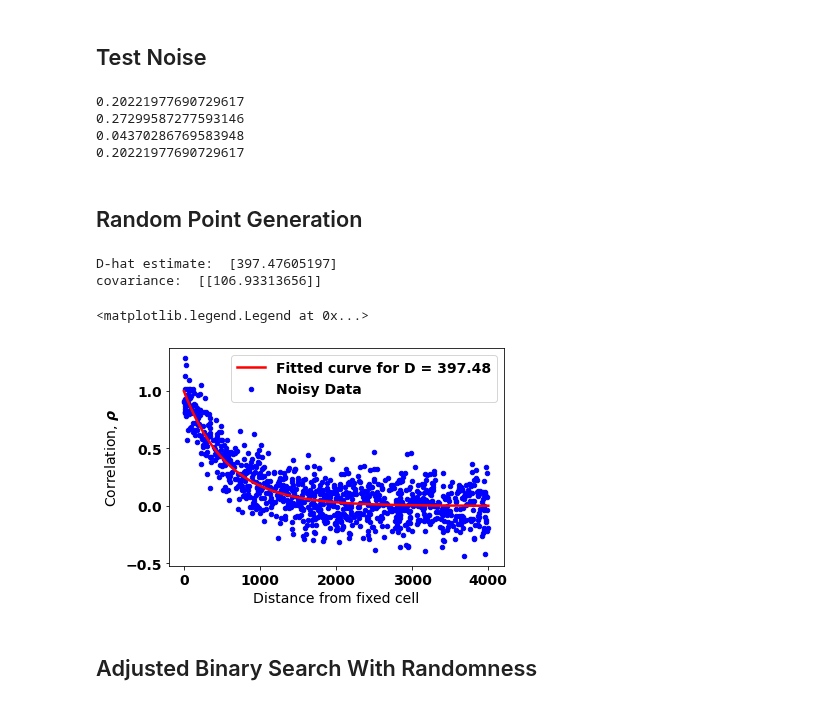
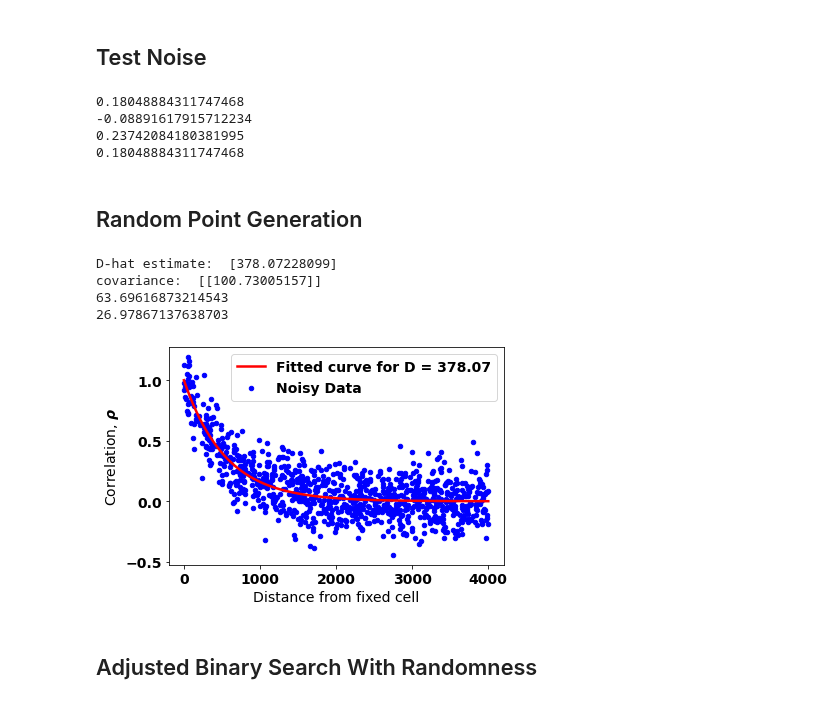
Before and after one commit to mustafa-majid-uu/curvefit_sampling, a Jupyter notebook: ex_ADS.ipynb, the cells around one changed output. Cells and saved outputs as stored; diff of their text form; code cells hidden in the pictures.

```diff
--- a/ex_ADS.ipynb
+++ b/ex_ADS.ipynb
@@ -32,43 +32,36 @@ rp0 = np.random.uniform(100,1000) #sample initial random guess of D-hat for curv
 <h2>Generating Noisy Artificial Data</h2>
 # %%
 #np.#random.seed(8)
-
-dist_array = np.arange(0,4001)
+dictsize = 10
 
 my_dict = {key: 0 for key in range(0, UpperBound+1)} #keep track of how many times a value was accessed; reset before each algorithm run
 
 def getNoise(d):
     d = round(d) #round to the nearest integer
     count = my_dict[d]
-    #print("count",count)
     my_dict[d] += 1 #noise for d value accessed once; increment counter to get different noise
-    if(my_dict[d] == 100):
+    if(my_dict[d] == dictsize):
+
+        print("dict limit reached for value: ",d)
         my_dict[d] = 0 #cycle back to avoid going out of bounds
     return error_arrays[count][d]
 
-
 error_arrays = []
-for i in range(0,100):
-    error_array = np.random.normal(0, e, size=4001)
+for i in range(0,dictsize):
+    rng = Generator(PCG64(seed=i))
+    error_array = rng.normal(loc = 0, scale = e, size = 4001) #normal dist. centred around 0 with st.dev. e
     error_arrays.append(error_array)
 
 
 #function to calculate correlation (rho) for distance to cell, d, and correlation distance, D
 def cordist(d,D):
     rho = 2**(-d/D)
+    return(rho)
 
-    return(rho)
 #generate correlation value using the function above, with corr. distance fixed  (D=400km). Distance to grid cell, d, is the input parameter.
 def generate_value(d,err):
     rho = cordist(d,ValueTRUE) #We know that the true value of D is 400km
-
-
     noisyrho = rho + getNoise(d)  #add random error to rho, taken from a normal distribution with mean = 0 and standard deviation = e
-
-
-    #while(noisyrho > 1 or noisyrho < -1): #if final rho value is out of bounds, reject the sample
-    #    noisyrho = rho + np.random.normal(0.0, err, 1)[0] #resample error and add it to rho
-
     return(noisyrho) #returns the resulting noisy correlation value
 # %% [markdown]
 <h2>Test Noise</h2>
@@ -80,10 +73,10 @@ print(getNoise(300))
 my_dict = {key: 0 for key in range(0, UpperBound+1)}
 print(getNoise(300))
 # %% [output]
-0.20221977690729617
-0.27299587277593146
-0.04370286769583948
-0.20221977690729617
+0.18048884311747468
+-0.08891617915712234
+0.23742084180381995
+0.18048884311747468
 # %% [markdown]
 <h2>Random Point Generation</h2>
 # %%
@@ -92,42 +85,48 @@ print(getNoise(300))
 my_dict = {key: 0 for key in range(0, UpperBound+1)} #keep track of how many times a value was accessed
 #a function that generates n random samples, with distance values of a given range
 def generate_random_samples(n,lower_bound,upper_bound,err):
+    rng = Generator(PCG64(seed=0))
     x = []
     y = []
     for i in range(n):
-        d= np.random.uniform(lower_bound,upper_bound) #generate random distance value from fixed cell as a sample from a uniform distribution, in the range L.B. to U.B.
+        d= rng.uniform(low=lower_bound,high=upper_bound,size=1)[0] #generate random distance value from fixed cell as a sample from a uniform distribution, in the range L.B. to U.B.
         rho_noisy = generate_value(d,err)
 
         x.append(d)
         y.append(rho_noisy)
     return (x,y)
 
 #Generate scatter plot of distance vs correlation, with random colors to help differentiate overlapping points.
 m = 1000 #number of samples
 x,y = generate_random_samples(m,0,MaxDistance,e) #pass distance bounds and st. error
 plt.figure(0)
 plt.scatter(x,y, c='blue', s=20)
 
 plt.xlabel("Distance from fixed cell")
 plt.ylabel(r'Correlation, $\rho$')
 #plt.title("Scatter plot of generated distance and correlation values")
 
 params, covs = optimize.curve_fit(cordist, xdata = x, ydata = y, p0=rp0) #fit curve with generated data and initial guess for parameter as 400km
 
 print("D-hat estimate: ", params) #this prints the value of b (corr. distance) estimated from the curve fit on the generated data
 print("covariance: ", covs)
 
 #Plot the fitted curve by calculating y values based on rho without noise
 axis_d = np.array(range(MaxDistance)) #prepare the axis for the fitted line
 yfit = 2**(-axis_d/params[0]) #use the estimated D-hat for the fitted line
 plt.plot(axis_d, yfit, c='red',linewidth='2.5')
 l_strg = "Fitted curve for " + "D" + " = " + str(round(params[0],2))
 plt.legend((l_strg,'Noisy Data'))
+
+rng = Generator(PCG64(seed=0))
+print(rng.uniform(low=0,high=100,size=1)[0])
+print(rng.uniform(low=0,high=100,size=1)[0])
 # %% [output]
-D-hat estimate:  [397.47605197]
-covariance:  [[106.93313656]]
+D-hat estimate:  [378.07228099]
+covariance:  [[100.73005157]]
+63.69616873214543
+26.97867137638703
-<matplotlib.legend.Legend at 0x...>
-[figure, old version]
+[figure, new version]
 # %% [markdown]
 <h2>Adjusted Binary Search With Randomness</h2>
 # %%
```
Also changed, not shown: parts of 4 cells of this notebook, 2 other files.
